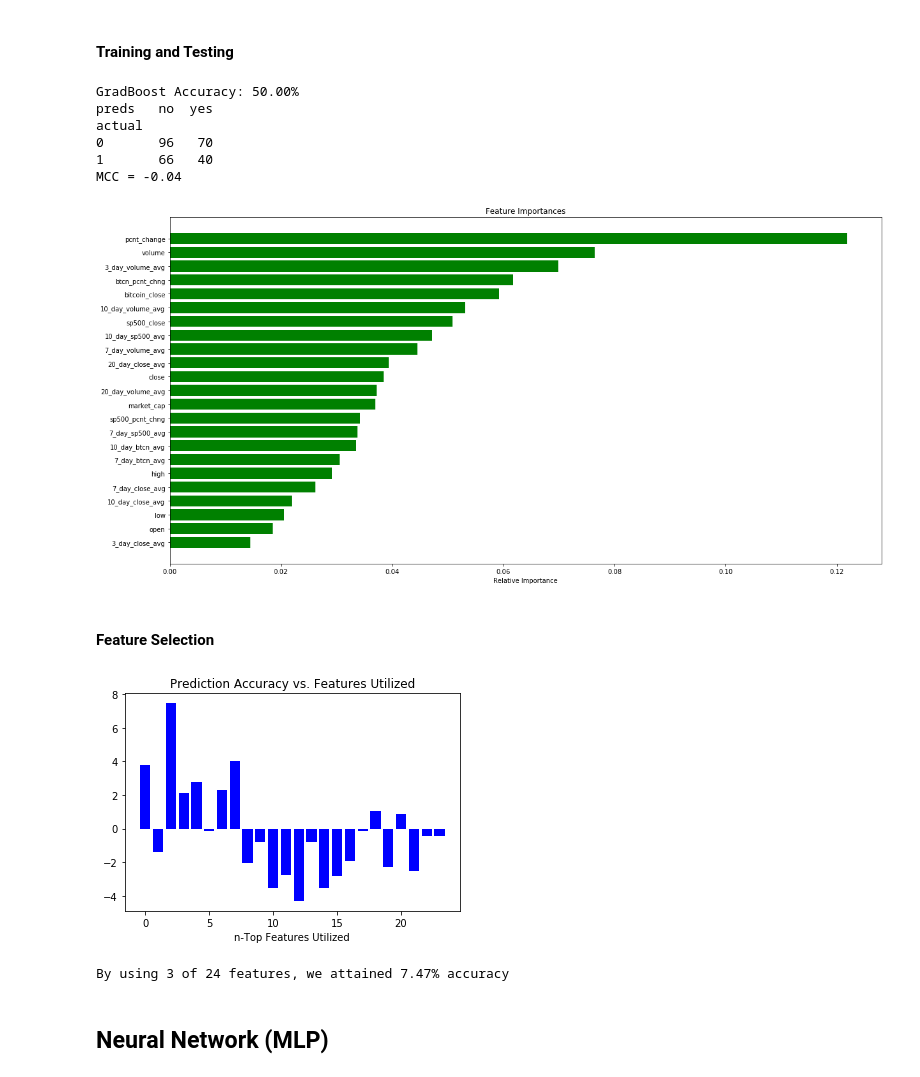
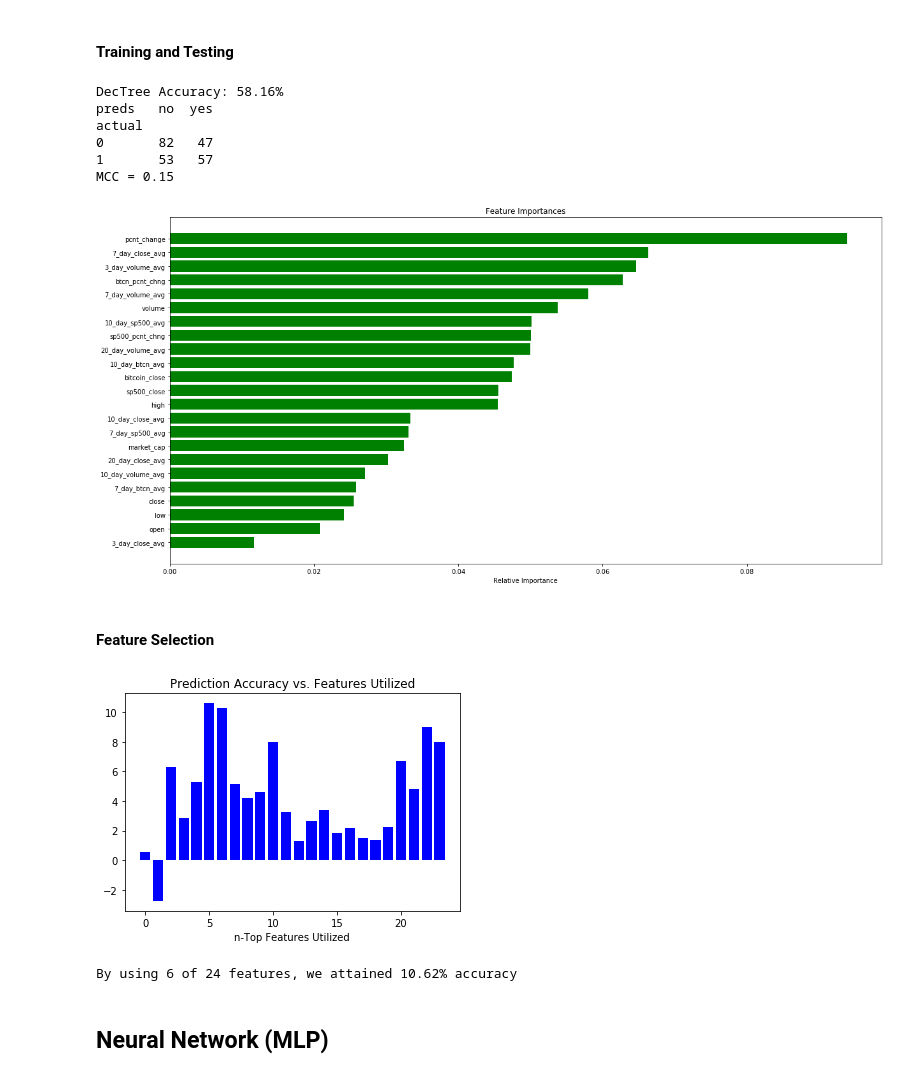
Before and after one commit to thecryptogolddiggers/project, a Jupyter notebook: ripple/feature_selection.ipynb, the cells around one changed output. Saved outputs shown, nothing was run; the diff lists cells and outputs as text; code cells hidden in the pictures.

Commit message:
add knn and dec tree to ripple

```diff
--- a/ripple/feature_selection.ipynb
+++ b/ripple/feature_selection.ipynb
@@ -249,34 +250,34 @@ num_feats = 24
 #### Training and Testing
 # %%
 # dataset
-df_gb = pd.read_csv(input_file)
+df_dt = pd.read_csv(input_file)
 
 # preprocessing: factorize date column
 # for i in [0]:
 #     df_gb.iloc[:,i] = labelencoder.fit_transform(df_gb.iloc[:,i])
 
 # train/test split
-df_gb['is_train'] = np.random.uniform(0, 1, len(df_gb)) <= split
-train, test = df_gb[df_gb['is_train']==True], df_gb[df_gb['is_train']==False]
+df_dt['is_train'] = np.random.uniform(0, 1, len(df_dt)) <= split
+train, test = df_dt[df_dt['is_train']==True], df_dt[df_dt['is_train']==False]
 
 # features (using all)
-features = df_gb.columns[1:num_feats]
+features = df_dt.columns[1:num_feats]
 
 # training and testing
-gradboost = GBC(n_estimators=100, learning_rate=0.01, max_depth=10, random_state=5)
-gradboost.fit(train[features], train[attribute])
-print("GradBoost Accuracy: %.2f%%" % (gradboost.score(test[features], test[attribute])*100.0))
+dtc = DTC()
+dtc.fit(train[features], train[attribute])
+print("DecTree Accuracy: %.2f%%" % (dtc.score(test[features], test[attribute])*100.0))
 
 # table
-print(pd.crosstab(index=test[attribute], columns=outcomes[gradboost.predict(test[features])],
+print(pd.crosstab(index=test[attribute], columns=outcomes[dtc.predict(test[features])],
                   rownames=['actual'], colnames=['preds']))
 
 # matthews correction coefficient
-coeff = mcc(test[attribute],gradboost.predict(test[features]))
+coeff = mcc(test[attribute],dtc.predict(test[features]))
 print("MCC = %.2f" % coeff)
 
 # feature importance
-importances = gradboost.feature_importances_
+importances = dtc.feature_importances_
 indices = np.argsort(importances)
 plt.figure(figsize=(20,10))
 plt.title('Feature Importances')
@@ -286,41 +287,41 @@ plt.yticks(range(len(indices)), features[indices])
 plt.xlabel('Relative Importance')
 plt.show()
 # %% [output]
-GradBoost Accuracy: 50.00%
+DecTree Accuracy: 58.16%
 preds   no  yes
 actual
-0       96   70
-1       66   40
-MCC = -0.04
+0       82   47
+1       53   57
+MCC = 0.15
-[figure, old version]
+[figure, new version]
 # %% [markdown]
 #### Feature Selection
 # %%
 accuracy_l = []
 for i in range(1,num_feats+1):
     # how many?
     feats_to_keep = i
     # reduce features
-    top_features = df_gb.columns[indices[-1*int(feats_to_keep):]]
+    top_features = df_dt.columns[indices[-1*int(feats_to_keep):]]
     # gradient boost
-    gradboost = GBC(n_estimators=100, learning_rate=0.01, max_depth=10, random_state=5)
-    gradboost.fit(train[top_features], train[attribute])
+    dtc = DTC()
+    dtc.fit(train[top_features], train[attribute])
     # predictions and plotting
-    coeff = mcc(test[attribute],gradboost.predict(test[top_features]))
-    accuracy_l.append(gradboost.score(test[top_features], test[attribute]) * coeff * 100.0)
+    coeff = mcc(test[attribute],dtc.predict(test[top_features]))
+    accuracy_l.append(dtc.score(test[top_features], test[attribute]) * coeff * 100.0)
 
 # plot feature selection results
 plt.title('Prediction Accuracy vs. Features Utilized')
 plt.bar(range(num_feats), accuracy_l, color='b', align='center')
 plt.xlabel('n-Top Features Utilized')
 plt.show()
 
 # optimal number of features
 best_n = accuracy_l.index(max(accuracy_l))
 print("By using %d of %d features, we attained %.2f%% accuracy\n" % (best_n + 1,num_feats,accuracy_l[best_n]))
 # %% [output]
-[figure, old version]
+[figure, new version]
-By using 3 of 24 features, we attained 7.47% accuracy
+By using 6 of 24 features, we attained 10.62% accuracy
 # %% [markdown]
 ## Neural Network (MLP)
 # %% [markdown]
```
Also changed, not shown: parts of 12 cells of this notebook.
